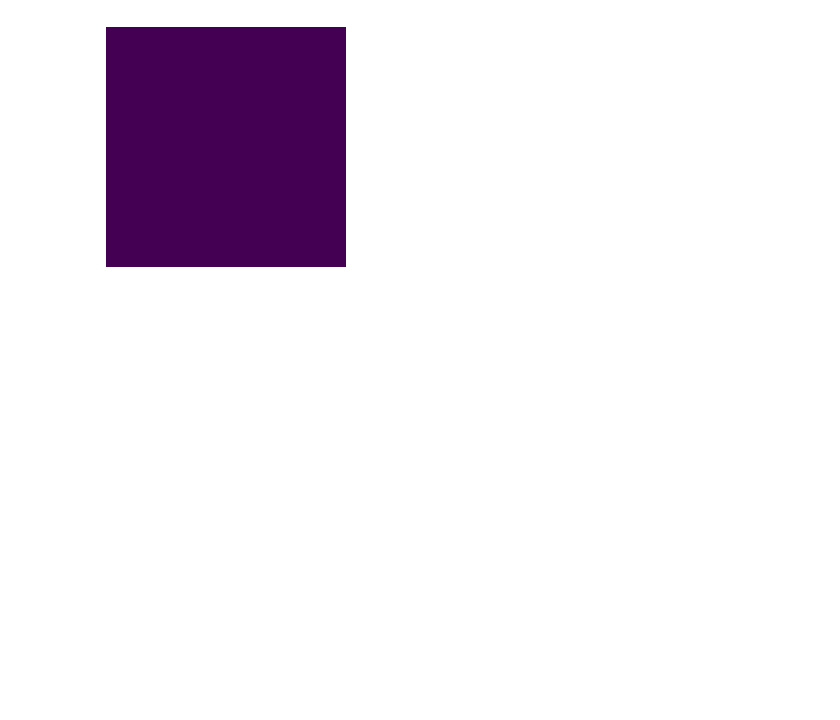
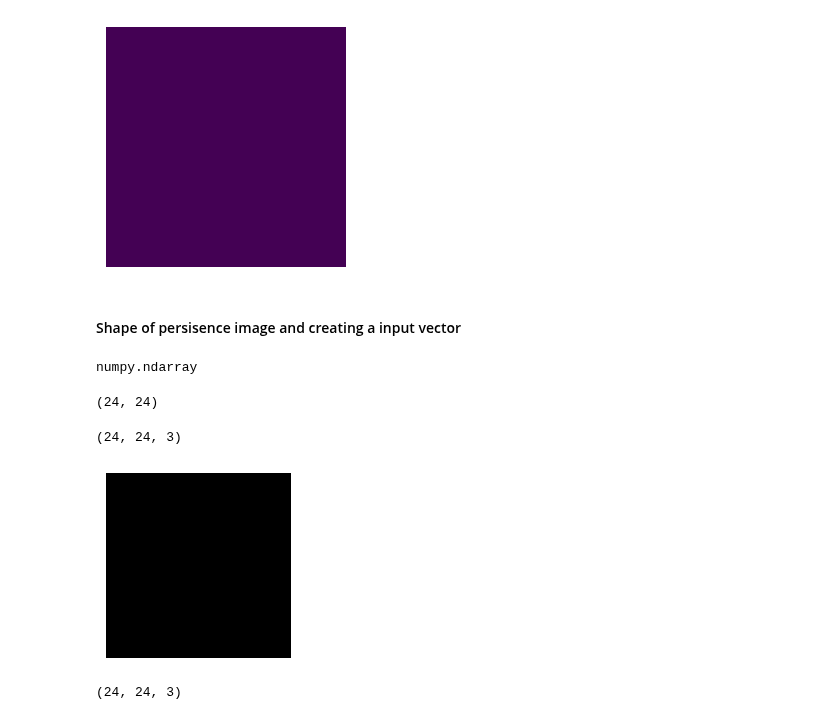
Before and after one commit to hashansl/opioid-risk-modeling, a Jupyter notebook: persistence image of small values.ipynb, the cells around one changed output. Drawn from its saved outputs; the diff is of its cells as text; code cells hidden in the pictures; blank space fills up the shorter version.

```diff
--- a/persistence image of small values.ipynb
+++ b/persistence image of small values.ipynb
@@ -227,3 +226,28 @@ plt.subplots_adjust(left=0, right=1, top=1, bottom=0)  # Adjust subplot paramete
 plt.show()
 # %% [output]
 [figure]
+# %% [markdown]
+#### Shape of persisence image and creating a input vector
+# %%
+type(C_rotated)
+# %% [output]
+numpy.ndarray
+# %%
+C_rotated.shape
+# %% [output]
+(24, 24)
+# %%
+# create a empty image with RGB
+empty_image = np.zeros((24,24,3))
+# %%
+empty_image.shape
+# %% [output]
+(24, 24, 3)
+# %%
+# plot the image
+plt.figure(figsize=(2.4, 2.4))
+plt.imshow(empty_image)  # Assuming 'viridis' colormap, change as needed
+plt.axis('off')  # Turn off axis
+plt.show()
+# %% [output]
+[figure, added]
@@ -229,0 +257,4 @@ plt.show()
+# %%
+C_rotated_3d.shape
+# %% [output]
+(24, 24, 3)
```
Also changed, not shown: parts of 5 cells of this notebook, 4 other files.
